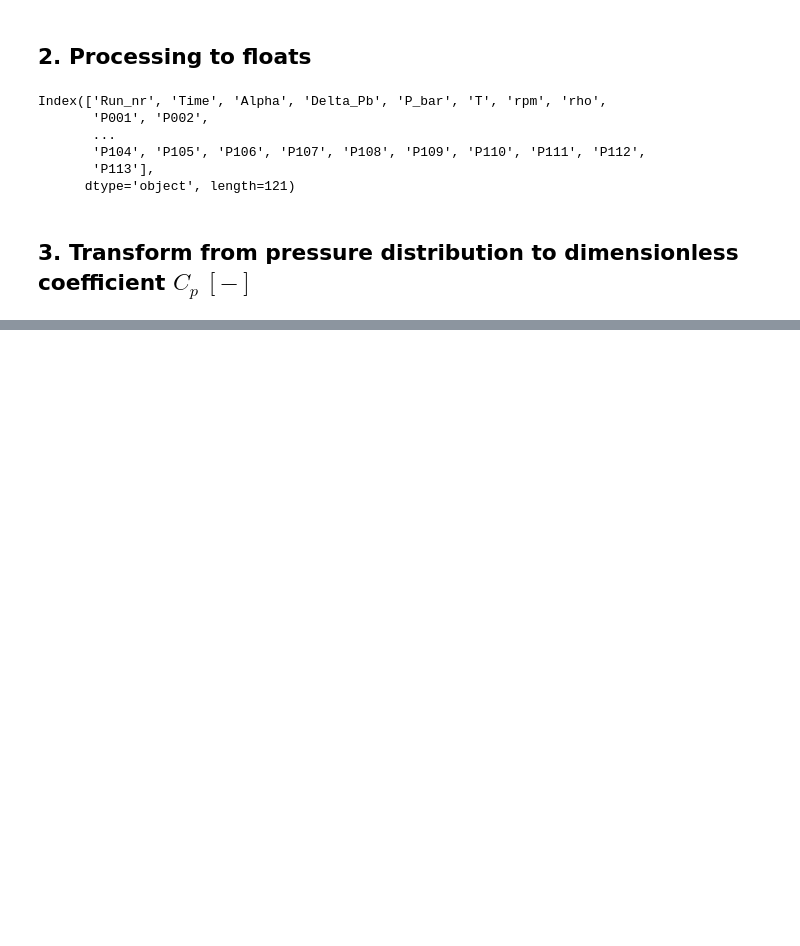
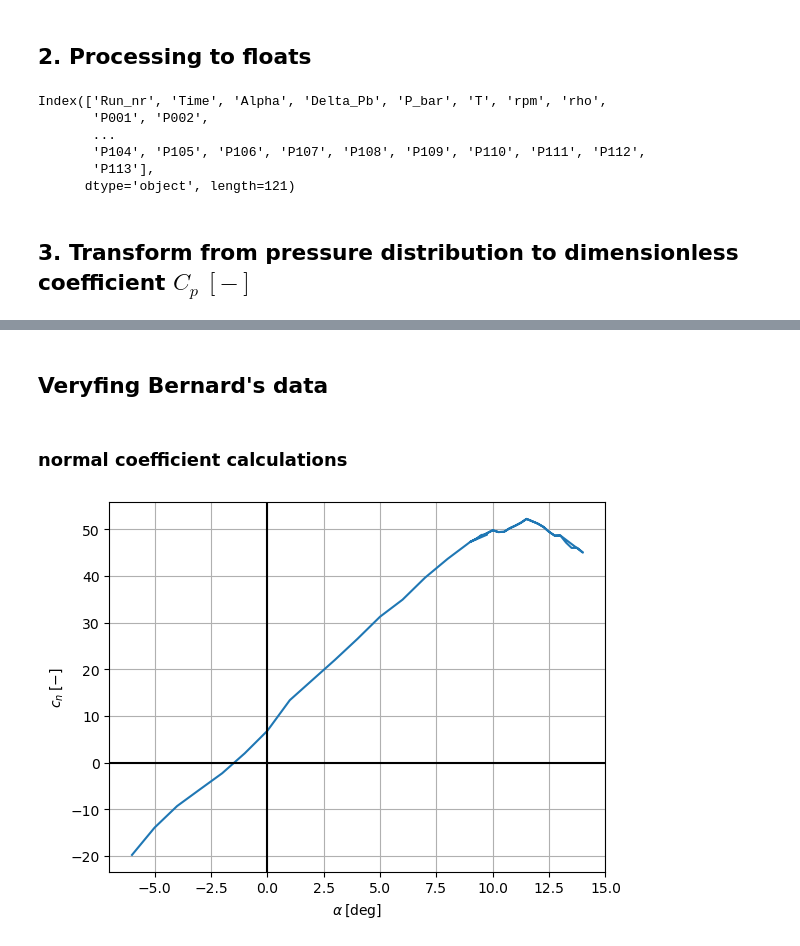
Before and after one commit to federicoangioni/LSWTT, a Jupyter notebook: processing.ipynb, the cells around one changed output, grey strips where cells are left out. Saved outputs shown, nothing was run; the diff lists cells and outputs as text; code cells hidden in the pictures; blank space fills up the shorter version.

```diff
--- a/processing.ipynb
+++ b/processing.ipynb
@@ -99,0 +96,39 @@ plt.show()
+# %% [markdown]
+## Veryfing Bernard's data
+# %% [markdown]
+### normal coefficient calculations
+# %%
+import pandas as pd
+import numpy as np
+import scipy.integrate as integrate
+import matplotlib.pyplot as plt
+
+cp_distributions = pd.read_csv('data/processed_cp.csv')
+airfoil_ports = pd.read_csv('data/airfoil_coordinates.csv')
+
+cns = []
+
+for i, alpha in enumerate(cp_distributions['Alpha']):
+
+    temp = cp_distributions[cp_distributions['Alpha'] == alpha].copy(deep=True).reset_index()
+
+    upper = temp.loc[0, 'P001':'P025'].to_numpy().flatten()
+    lower = temp.loc[0, 'P026':'P049'].to_numpy().flatten()
+
+    upper = integrate.trapezoid(upper, airfoil_ports['x'][0:25])/100
+    lower = integrate.trapezoid(lower, airfoil_ports['x'][25:49])/100
+
+    cn = lower - upper
+
+    cns.append(cn)
+print(max(cns))
+plt.plot(cp_distributions['Alpha'], cns)
+plt.xlabel(r"$\alpha \: [\deg]$")
+plt.ylabel(r"$c_n \: [-]$")
+plt.axhline(0, color = 'black')
+plt.axvline(0, color= 'black')
+plt.grid()
+plt.show()
+#1.044856476006498
+# %% [output]
+[figure, added]
```
Also changed, not shown: parts of 14 cells of this notebook, 26 other files.
